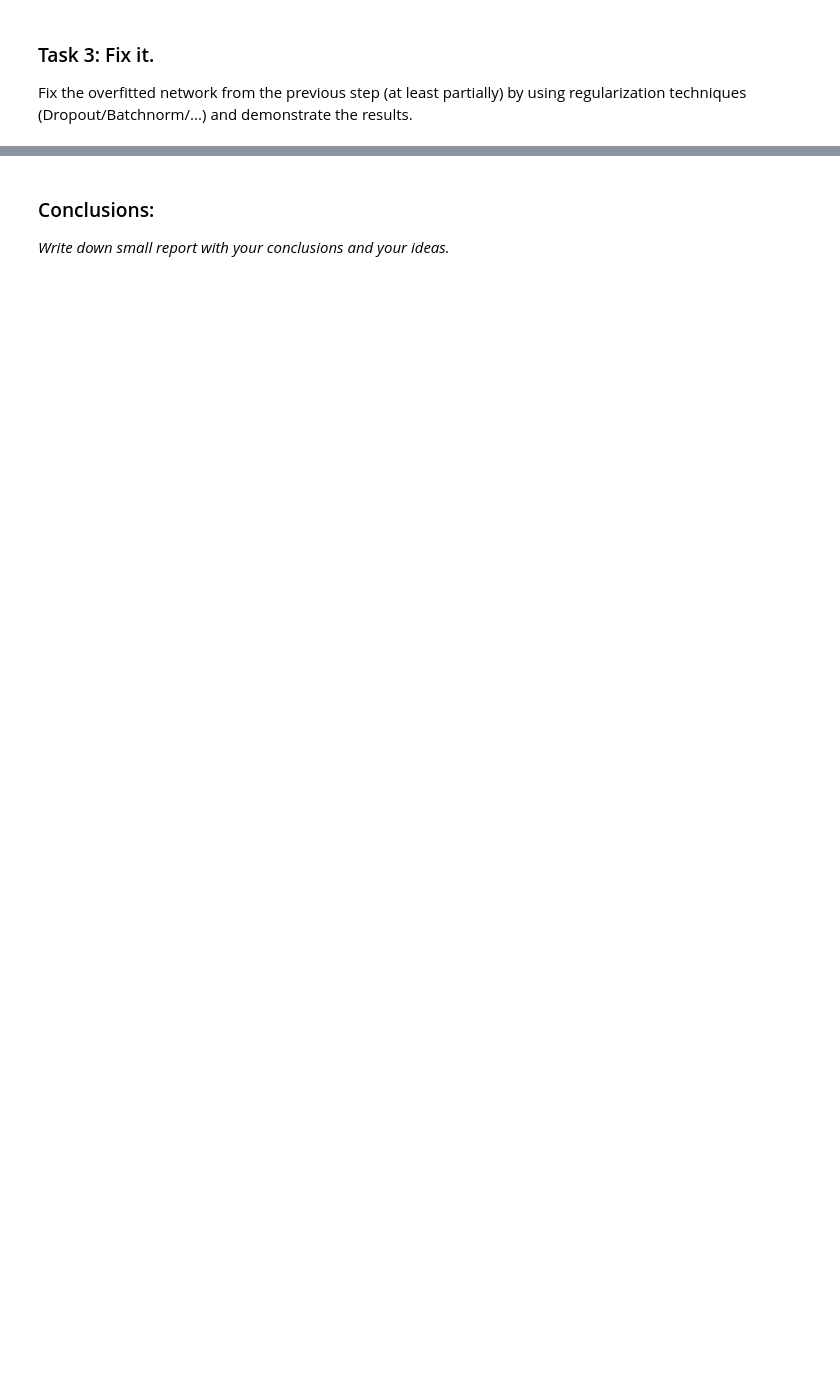
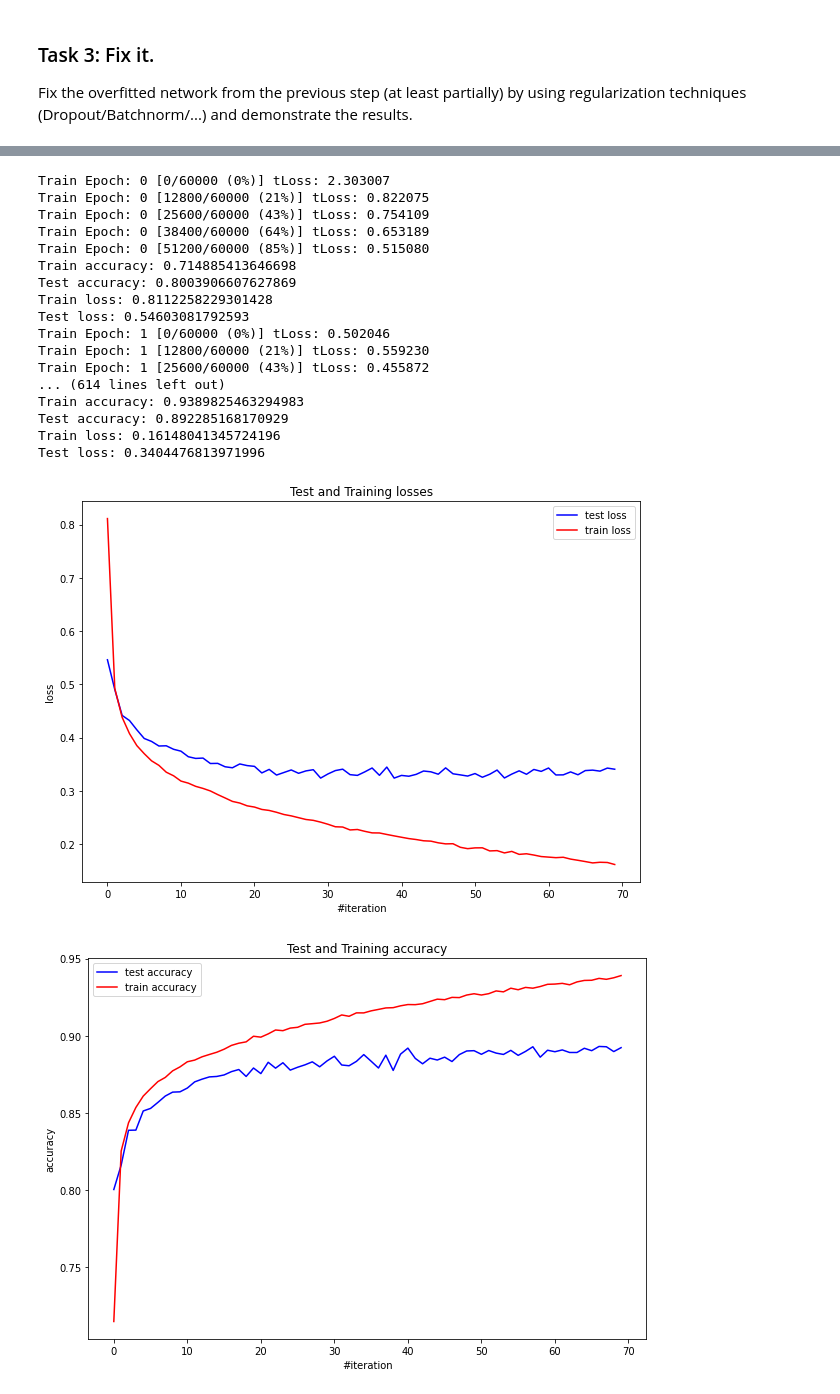
Before and after one commit to klimarissa17/mipt-ml-basic, a Jupyter notebook: homeworks_basic/Lab2_DL/Lab2_DL_part2_overfitting.ipynb, the cells around one changed output, grey strips where cells are left out. Drawn from its saved outputs; the diff is of its cells as text; code cells hidden in the pictures; blank space fills up the shorter version.

```diff
--- a/homeworks_basic/Lab2_DL/Lab2_DL_part2_overfitting.ipynb
+++ b/homeworks_basic/Lab2_DL/Lab2_DL_part2_overfitting.ipynb
@@ -421,3 +406,76 @@ loss_func = # YOUR CODE HERE
-# %% [markdown]
-### Conclusions:
-_Write down small report with your conclusions and your ideas._
+# %%
+model = FixedNeuralNetwork().to(device)
+
+# Setting some training parameters
+learning_rate = 1e-2
+opt = torch.optim.SGD(model.parameters(), lr=learning_rate, momentum=0.9)
+loss_func = nn.CrossEntropyLoss()
+
+epochs = 70
+log_interval=100
+train_loss_history = []
+test_loss_history = []
+train_acc_history = []
+test_acc_history = []
+train_accuracy = 0
+train_loss = 0
+# %%
+# Main training / testing loop
+for epoch in range(epochs):
+
+  # Training
+  for batch_idx, (data, target) in enumerate(train_loader):
+    data = data.to(device)
+    target = target.to(device)
+    opt.zero_grad()
+    model_out = model(data).to(device)
+    train_accuracy += (torch.eq(target, torch.argmax(model_out, -1)).float().mean())
+    loss = loss_func(model_out, target)
+    train_loss += loss.mean().detach().cpu().numpy()
+    loss.backward()
+    opt.step()
+
+    if batch_idx % log_interval == 0:
+      print('Train Epoch: {} [{}/{} ({:.0f}%)] tLoss: {:.6f}'.format(
+                    epoch, batch_idx * len(data), len(train_loader.dataset),
+                          100. * batch_idx / len(train_loader), loss.data))
+
+  train_accuracy /= len(train_loader)
+  train_loss /= len(train_loader)
+  train_loss_history.append(train_loss)
+  train_acc_history.append(train_accuracy)
+
+  # Testing
+  test_params = test(model, loss_func)
+  test_accuracy = test_params['acc']
+  test_loss = test_params['loss']
+  test_loss_history.append(test_loss)
+  test_acc_history.append(test_accuracy)
+
+  pretty_print(train_accuracy, test_accuracy, train_loss, test_loss)
+
+  train_accuracy = 0
+  test_accuracy = 0
+
+plot_losses(train_loss_history, test_loss_history)
+plot_accuracy(train_acc_history, test_acc_history)
+# %% [output]
+Train Epoch: 0 [0/60000 (0%)] tLoss: 2.303007
+Train Epoch: 0 [12800/60000 (21%)] tLoss: 0.822075
+Train Epoch: 0 [25600/60000 (43%)] tLoss: 0.754109
+Train Epoch: 0 [38400/60000 (64%)] tLoss: 0.653189
+Train Epoch: 0 [51200/60000 (85%)] tLoss: 0.515080
+Train accuracy: 0.714885413646698
+Test accuracy: 0.8003906607627869
+Train loss: 0.8112258229301428
+Test loss: 0.54603081792593
+Train Epoch: 1 [0/60000 (0%)] tLoss: 0.502046
+Train Epoch: 1 [12800/60000 (21%)] tLoss: 0.559230
+Train Epoch: 1 [25600/60000 (43%)] tLoss: 0.455872
+... (614 lines left out)
+Train accuracy: 0.9389825463294983
+Test accuracy: 0.892285168170929
+Train loss: 0.16148041345724196
+Test loss: 0.3404476813971996
+[figure, added]
+[figure, added]
```
Also changed, not shown: parts of 23 cells of this notebook.
